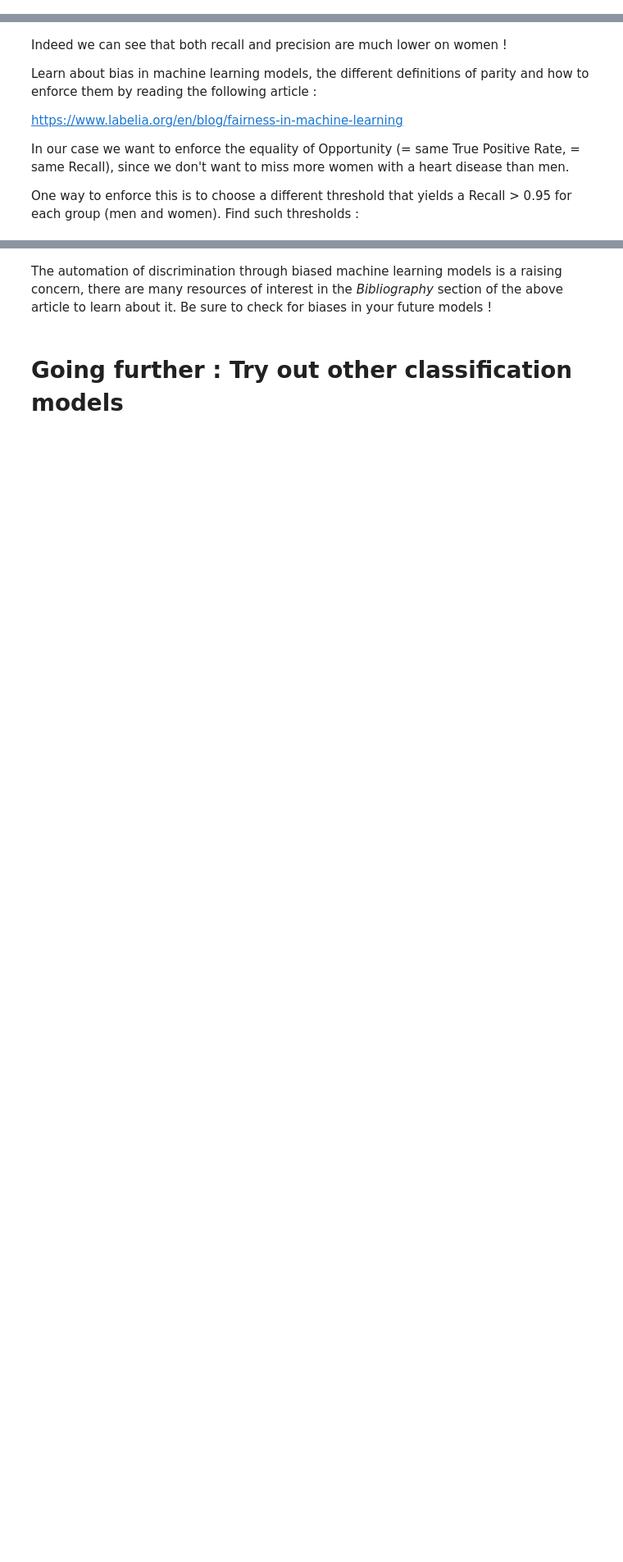
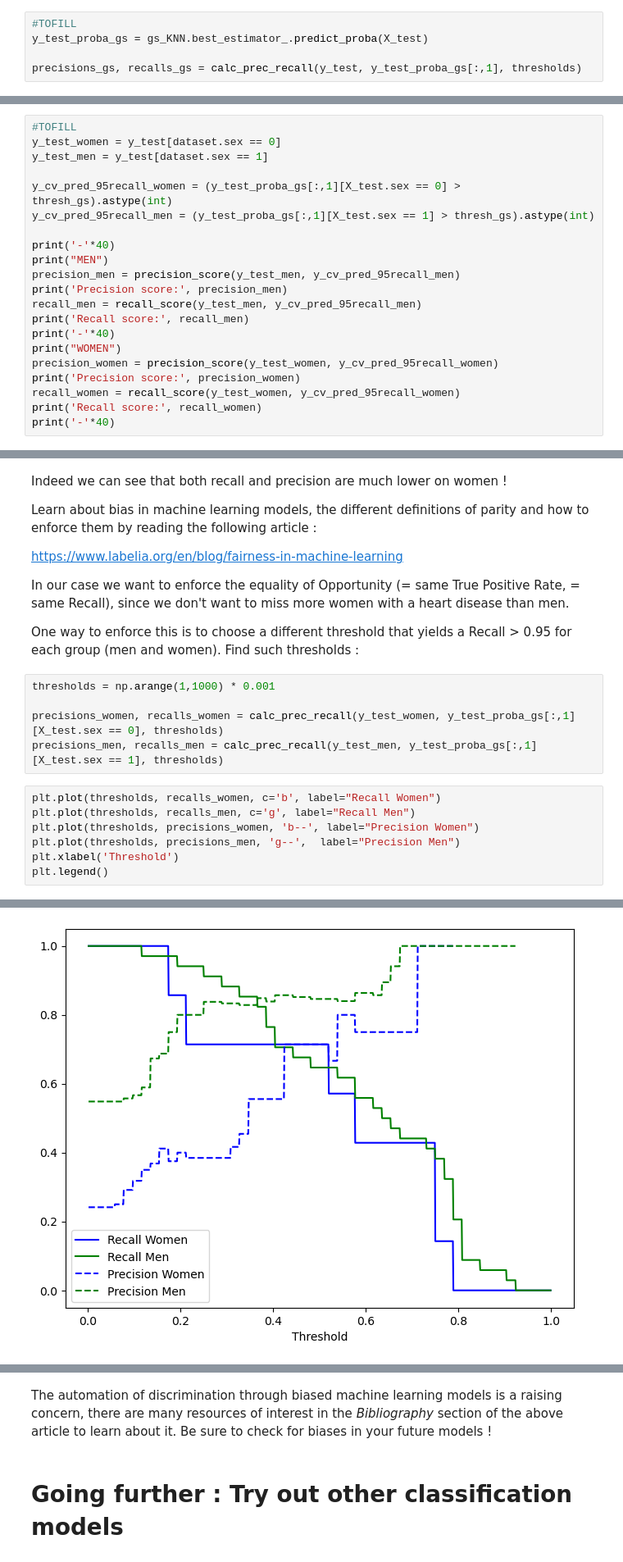
Before and after one commit to clarka34/12_machine_learning, a Jupyter notebook: ML2 - Classification et Clustering/ML2.1_classification_intro/notebooks/Machine_Learning_2.1_Classification.ipynb, the cells around one changed output, grey strips where cells are left out. Shown at 82% size. Drawn from its saved outputs; the diff is of its cells as text; blank space fills up the shorter version.

```diff
--- a/ML2 - Classification et Clustering/ML2.1_classification_intro/notebooks/Machine_Learning_2.1_Classification.ipynb
+++ b/ML2 - Classification et Clustering/ML2.1_classification_intro/notebooks/Machine_Learning_2.1_Classification.ipynb
@@ -597,0 +608,5 @@ Now let's retrain a model with the optimal value of k obtained on the train set,
+# %%
+#TOFILL
+y_test_proba_gs = gs_KNN.best_estimator_.predict_proba(X_test)
+
+precisions_gs, recalls_gs = calc_prec_recall(y_test, y_test_proba_gs[:,1], thresholds)
@@ -611,0 +682,21 @@ To check this, recompute precision and recall (using the last threshold you obta
+# %%
+#TOFILL
+y_test_women = y_test[dataset.sex == 0]
+y_test_men = y_test[dataset.sex == 1]
+
+y_cv_pred_95recall_women = (y_test_proba_gs[:,1][X_test.sex == 0] > thresh_gs).astype(int)
+y_cv_pred_95recall_men = (y_test_proba_gs[:,1][X_test.sex == 1] > thresh_gs).astype(int)
+
+print('-'*40)
+print("MEN")
+precision_men = precision_score(y_test_men, y_cv_pred_95recall_men)
+print('Precision score:', precision_men)
+recall_men = recall_score(y_test_men, y_cv_pred_95recall_men)
+print('Recall score:', recall_men)
+print('-'*40)
+print("WOMEN")
+precision_women = precision_score(y_test_women, y_cv_pred_95recall_women)
+print('Precision score:', precision_women)
+recall_women = recall_score(y_test_women, y_cv_pred_95recall_women)
+print('Recall score:', recall_women)
+print('-'*40)
@@ -619,3 +720,16 @@ https://www.labelia.org/en/blog/fairness-in-machine-learning
 In our case we want to enforce the equality of Opportunity (= same True Positive Rate, = same Recall), since we don't want to miss more women with a heart disease than men.
 
 One way to enforce this is to choose a different threshold that yields a Recall > 0.95 for each group (men and women). Find such thresholds :
+# %%
+thresholds = np.arange(1,1000) * 0.001
+
+precisions_women, recalls_women = calc_prec_recall(y_test_women, y_test_proba_gs[:,1][X_test.sex == 0], thresholds)
+precisions_men, recalls_men = calc_prec_recall(y_test_men, y_test_proba_gs[:,1][X_test.sex == 1], thresholds)
+# %%
+plt.plot(thresholds, recalls_women, c='b', label="Recall Women")
+plt.plot(thresholds, recalls_men, c='g', label="Recall Men")
+plt.plot(thresholds, precisions_women, 'b--', label="Precision Women")
+plt.plot(thresholds, precisions_men, 'g--',  label="Precision Men")
+plt.xlabel('Threshold')
+plt.legend()
+# %% [output]
@@ -621,0 +737 @@ One way to enforce this is to choose a different threshold that yields a Recall
+[figure, added]
```
Also changed, not shown: parts of 40 cells of this notebook.
